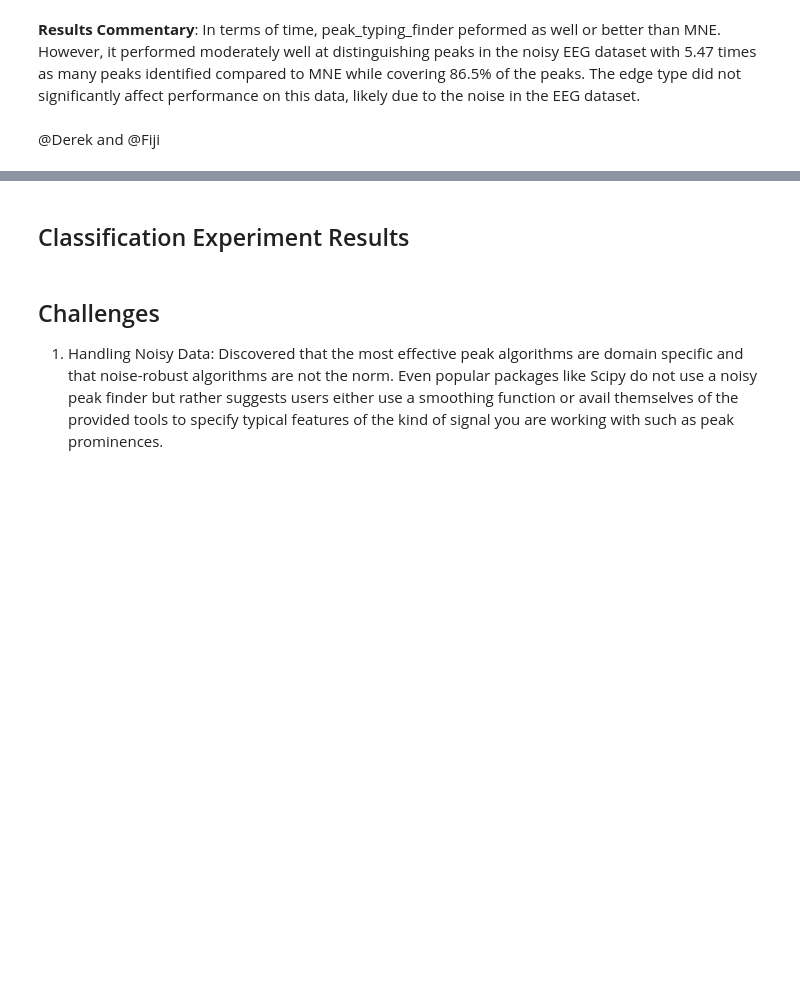
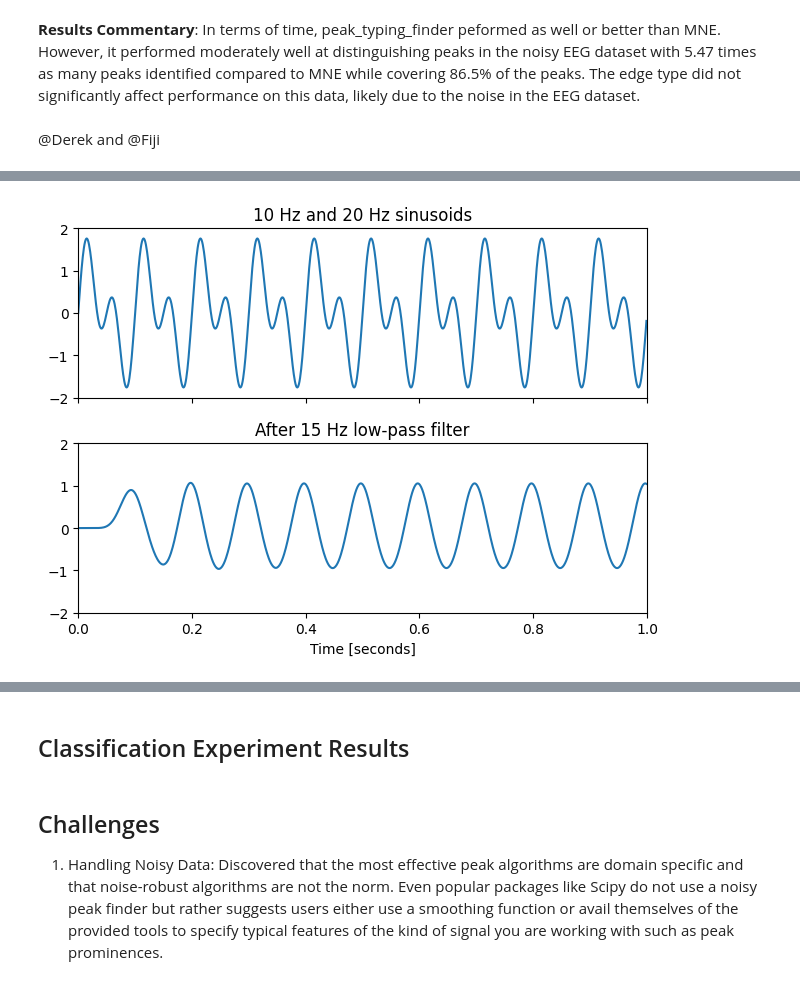
Before and after one commit to derekjohnsonva/dsp_final_project, a Jupyter notebook: final_report.ipynb, the cells around one changed output, grey strips where cells are left out. Cells and saved outputs as stored; diff of their text form; code cells hidden in the pictures; blank space fills up the shorter version.

```diff
--- a/final_report.ipynb
+++ b/final_report.ipynb
@@ -192,0 +314,46 @@ Edge: None, Peaks: 2, peak/signal: 0.0067, (actual)/(predicted) peaks : 1.0, Int
+# %%
+def iir_filter(b: np.ndarray, a: np.ndarray, x: np.ndarray) -> np.ndarray:
+    """Apply an IIR filter to a signal. The info for this function was taken from the
+    notes section of the scipy.signal.lfilter documentation.
+
+    Args:
+        b (np.ndarray): numerator coefficients
+        a (np.ndarray): denominator coefficients
+        x (np.ndarray): input signal
+
+    Returns:
+        np.ndarray: filtered signal
+    """
+    # For now we will have this condition. I do not this this needs to be true generally
+    if len(b) != len(a):
+        raise ValueError("The numerator and denominator must have the same length.")
+    y = np.zeros_like(x)
+    for i in range(len(b), len(x)):
+        for j in range(len(b)):
+            if i - j >= 0:
+                y[i] += b[j] * x[i - j]
+        for j in range(1, len(a)):
+            if i - j >= 0:
+                y[i] -= a[j] * y[i - j]
+        y[i] /= a[0]
+    return y
+
+sample_frequency = 1000
+t = np.linspace(0, 1, sample_frequency, False)  # 1 second
+sig = np.sin(2*np.pi*10*t) + np.sin(2*np.pi*20*t)
+fig, (ax1, ax2) = plt.subplots(2, 1, sharex=True)
+ax1.plot(t, sig)
+ax1.set_title('10 Hz and 20 Hz sinusoids')
+ax1.axis([0, 1, -2, 2])
+# butterworth filter with a cutoff frequncy of 15Hz
+b, a = butterworth(10, 15, sample_frequency)
+# TODO: figure out if we should use the scipy.signal.lfilter or our own implementation
+filtered = iir_filter(b, a, sig)
+ax2.plot(t, filtered)
+ax2.set_title('After 15 Hz low-pass filter')
+ax2.axis([0, 1, -2, 2])
+ax2.set_xlabel('Time [seconds]')
+plt.tight_layout()
+plt.show()
+# %% [output]
+[figure, added]
```
Also changed, not shown: parts of 24 cells of this notebook.
